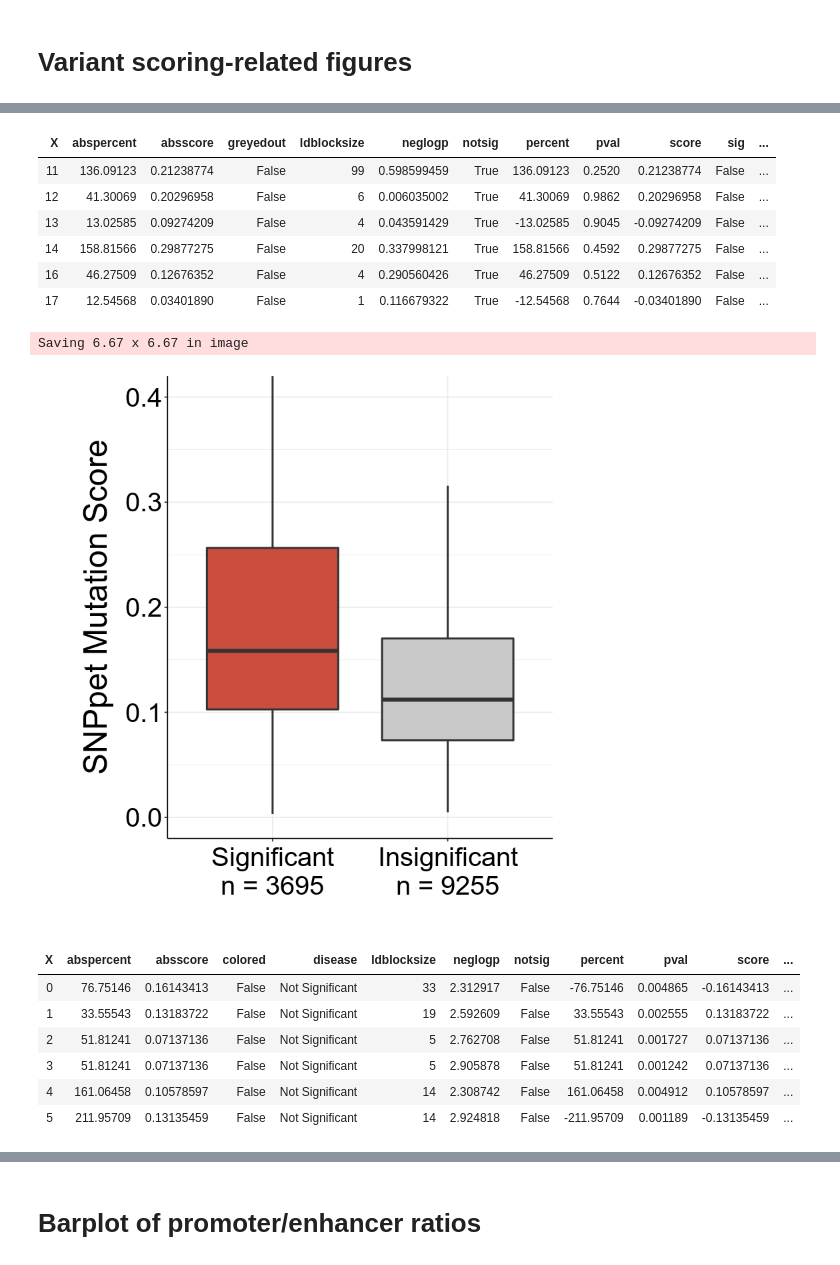
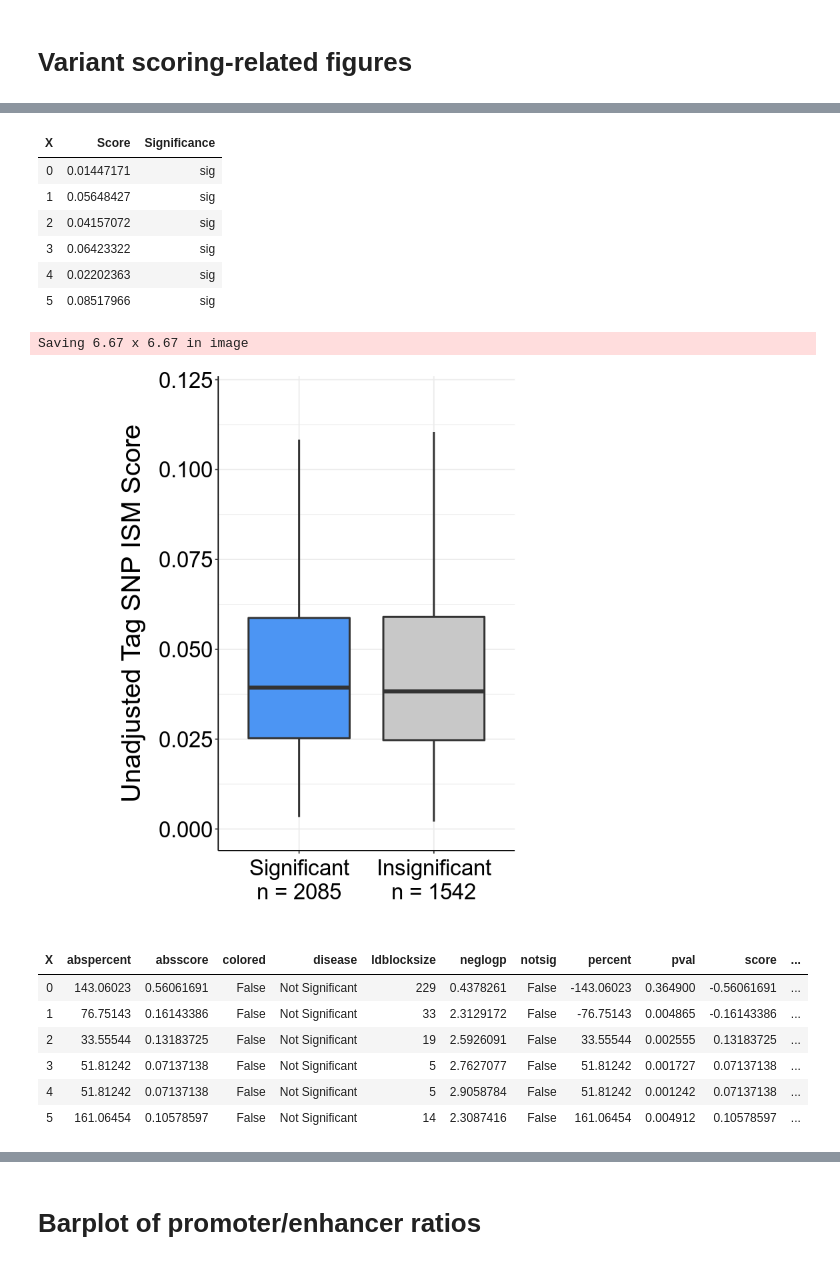
Before and after one commit to kundajelab/mpra, a Jupyter notebook: deeplearn/scripts/ggplot2 visualizations.ipynb, the cells around one changed output, grey strips where cells are left out. Cells and saved outputs as stored; diff of their text form; code cells hidden in the pictures.

Commit message:
variant scoring reanalysis Pog

```diff
--- a/deeplearn/scripts/ggplot2 visualizations.ipynb
+++ b/deeplearn/scripts/ggplot2 visualizations.ipynb
@@ -109,57 +157,55 @@ Saving 6.67 x 6.67 in image
 # %%
-df = read.csv('../variant_scoring/LDL_gwasNatGenet/plotData/snpScores_all_5e3_sigNotSig_5e6.csv', header = TRUE)
+df = read.csv('../variant_scoring/LDL_gwasNatGenet_reanalysisJul19/plotData/tagSnpScores_sigNotSig_5e8_720.csv', header = TRUE)
 head(df)
 # %% [output]
-| X | abspercent | absscore | greyedout | ldblocksize | neglogp | notsig | percent | pval | score | sig | ... |
-| 11 | 136.09123 | 0.21238774 | False | 99 | 0.598599459 | True | 136.09123 | 0.2520 | 0.21238774 | False | ... |
-| 12 | 41.30069 | 0.20296958 | False | 6 | 0.006035002 | True | 41.30069 | 0.9862 | 0.20296958 | False | ... |
-| 13 | 13.02585 | 0.09274209 | False | 4 | 0.043591429 | True | -13.02585 | 0.9045 | -0.09274209 | False | ... |
-| 14 | 158.81566 | 0.29877275 | False | 20 | 0.337998121 | True | 158.81566 | 0.4592 | 0.29877275 | False | ... |
-| 16 | 46.27509 | 0.12676352 | False | 4 | 0.290560426 | True | 46.27509 | 0.5122 | 0.12676352 | False | ... |
-| 17 | 12.54568 | 0.03401890 | False | 1 | 0.116679322 | True | -12.54568 | 0.7644 | -0.03401890 | False | ... |
+| X | Score | Significance |
+| 0 | 0.01447171 | sig |
+| 1 | 0.05648427 | sig |
+| 2 | 0.04157072 | sig |
+| 3 | 0.06423322 | sig |
+| 4 | 0.02202363 | sig |
+| 5 | 0.08517966 | sig |
 # %%
-cols <- c('#CA4D3D', '#C8C8C8')
-# cols <- c('#696969', '#C8C8C8')
-# cols <- c('#E44D3D', '#238BC3')
+cols <- c('#4c95f3', '#C8C8C8')
 
-p <- ggplot(df, aes(x = notsig, y = absscore, fill = notsig)) +
+p <- ggplot(df, aes(x = Significance, y = Score, fill = Significance)) +
         geom_boxplot(outlier.shape = NA, lwd=0.85) +
-        coord_cartesian(ylim = c(0, 0.4)) +
-        labs(x = '', y = 'SNPpet Mutation Score')
+        coord_cartesian(ylim = c(0, 0.12)) +
+        labs(x = '', y = 'Unadjusted Tag SNP ISM Score')
 p <- p + scale_fill_manual(values=cols)
-p <- p + scale_x_discrete(labels=c('Significant\nn = 3695', 'Insignificant\nn = 9255'))
+p <- p + scale_x_discrete(labels=c('Significant\nn = 2085', 'Insignificant\nn = 1542'))
 p <- p + theme_bw()
 p <- p + theme(
                panel.border = element_blank(),
             )
-p <- p + theme(aspect.ratio=1.2)
+p <- p + theme(aspect.ratio=1.6)
 p <- p + theme(
                axis.line = element_line(colour = "black"),
-               axis.title=element_text(size=28.8),
-               axis.text=element_text(size=24, colour='#000000'),
+               axis.title=element_text(size=24),
+               axis.text=element_text(size=20, colour='#000000'),
             )
 p <- p + guides(fill=FALSE, color=FALSE)
 p <- p + theme(axis.text.x = element_text(margin = margin(t = 5, r = 0, b = 0, l = 0)))
 p <- p + theme(axis.title.y = element_text(margin = margin(t = 0, r = 15, b = 0, l = 0)))
 p
 
-ggsave("../plots/variant_scoring/sigVsNotSigBoxplot_5e6_sep23.png",
+ggsave("../plots/variants/tagSnp_sigVsNotSigBoxplot_5e8_reanalysis_jul20.png",
        scale = 1,
        plot = p,
        units = "in", dpi=1000)
 # %% [output]
 Saving 6.67 x 6.67 in image
-[figure, old version]
+[figure, new version]
 # %%
-df = read.csv('../variant_scoring/LDL_gwasNatGenet/plotData/snpScores_all_5e3_showEdges_corrected.csv', header = TRUE)
+df = read.csv('../variant_scoring/LDL_gwasNatGenet_reanalysisJul19/plotData/snpScores_all_5e3_showEdges_LDL_719.csv', header = TRUE)
 head(df)
 # %% [output]
 | X | abspercent | absscore | colored | disease | ldblocksize | neglogp | notsig | percent | pval | score | ... |
-| 0 | 76.75146 | 0.16143413 | False | Not Significant | 33 | 2.312917 | False | -76.75146 | 0.004865 | -0.16143413 | ... |
-| 1 | 33.55543 | 0.13183722 | False | Not Significant | 19 | 2.592609 | False | 33.55543 | 0.002555 | 0.13183722 | ... |
-| 2 | 51.81241 | 0.07137136 | False | Not Significant | 5 | 2.762708 | False | 51.81241 | 0.001727 | 0.07137136 | ... |
-| 3 | 51.81241 | 0.07137136 | False | Not Significant | 5 | 2.905878 | False | 51.81241 | 0.001242 | 0.07137136 | ... |
-| 4 | 161.06458 | 0.10578597 | False | Not Significant | 14 | 2.308742 | False | 161.06458 | 0.004912 | 0.10578597 | ... |
-| 5 | 211.95709 | 0.13135459 | False | Not Significant | 14 | 2.924818 | False | -211.95709 | 0.001189 | -0.13135459 | ... |
+| 0 | 143.06023 | 0.56061691 | False | Not Significant | 229 | 0.4378261 | False | -143.06023 | 0.364900 | -0.56061691 | ... |
+| 1 | 76.75143 | 0.16143386 | False | Not Significant | 33 | 2.3129172 | False | -76.75143 | 0.004865 | -0.16143386 | ... |
+| 2 | 33.55544 | 0.13183725 | False | Not Significant | 19 | 2.5926091 | False | 33.55544 | 0.002555 | 0.13183725 | ... |
+| 3 | 51.81242 | 0.07137138 | False | Not Significant | 5 | 2.7627077 | False | 51.81242 | 0.001727 | 0.07137138 | ... |
+| 4 | 51.81242 | 0.07137138 | False | Not Significant | 5 | 2.9058784 | False | 51.81242 | 0.001242 | 0.07137138 | ... |
+| 5 | 161.06454 | 0.10578597 | False | Not Significant | 14 | 2.3087416 | False | 161.06454 | 0.004912 | 0.10578597 | ... |
 # %%
 # cols = c('#f8766d', '#619cff', '#444444', '#00ba38')
```
Also changed, not shown: parts of 3 cells of this notebook, 14 other files.
